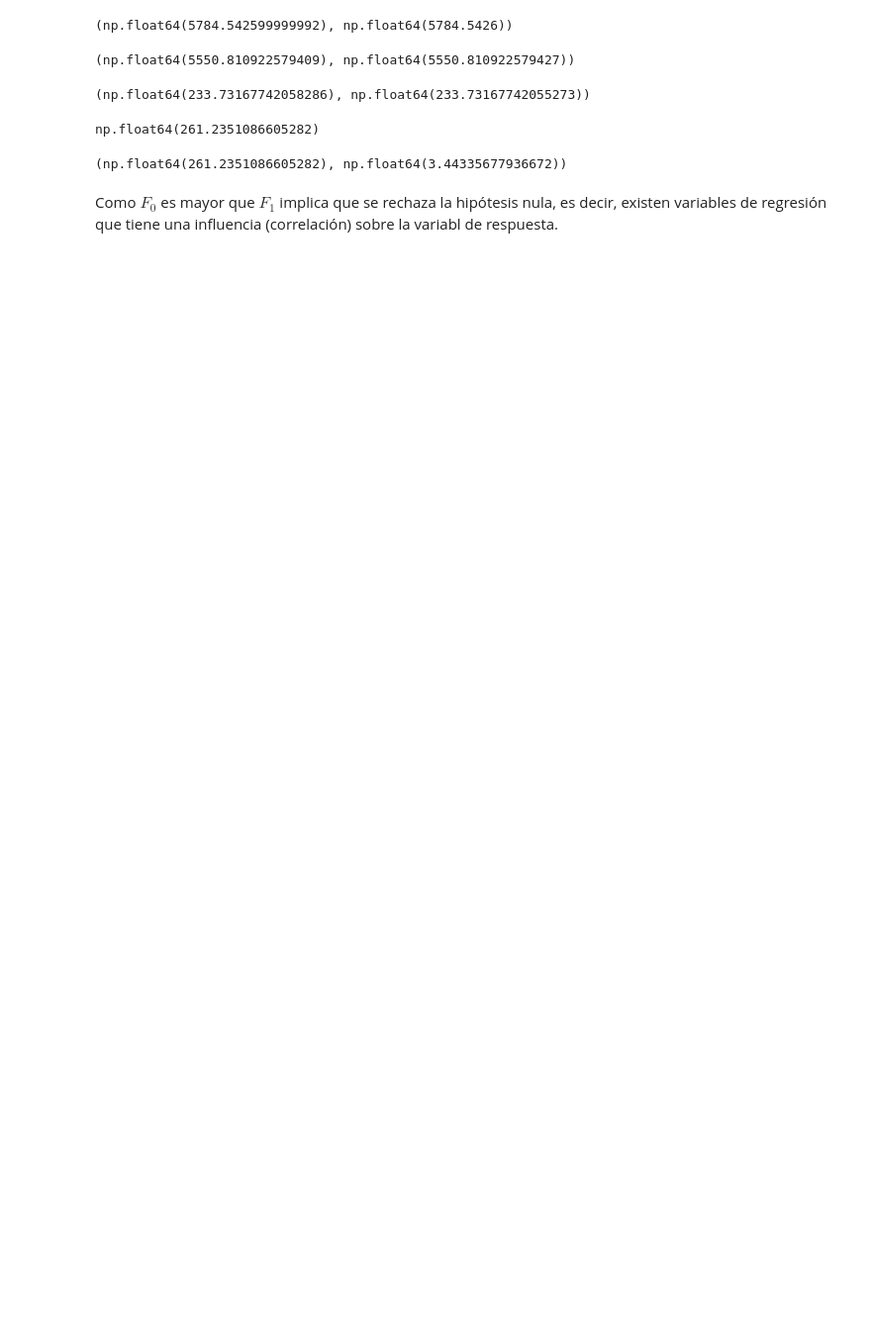
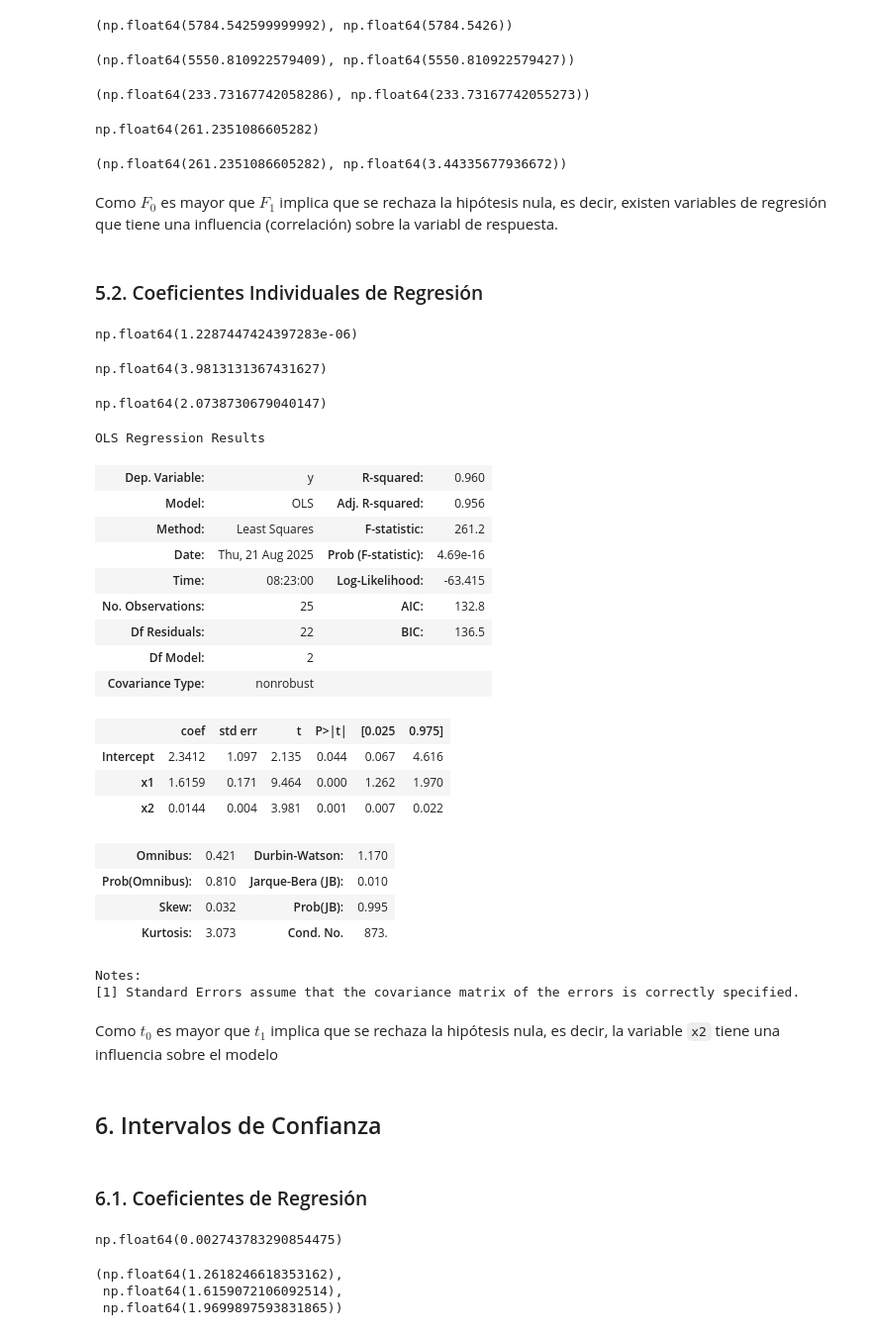
Before and after one commit to alexisuaguilaru/EstadisticaMultivariada, a Jupyter notebook: RegresionMultiple/Clases/Actividad_02.ipynb, the cells around one changed output. Shown at 99% size. Cells and saved outputs as stored; diff of their text form; code cells hidden in the pictures; blank space fills up the shorter version.

Commit message:
ADD actividades relacionadas a prueba de hipótesis e intervalos de confianza para el conjunto de datos de refrescos

```diff
--- a/RegresionMultiple/Clases/Actividad_02.ipynb
+++ b/RegresionMultiple/Clases/Actividad_02.ipynb
@@ -119,3 +121,67 @@ F_0 , F_1
 (np.float64(261.2351086605282), np.float64(3.44335677936672))
 # %% [markdown]
 Como $F_0$ es mayor que $F_1$ implica que se rechaza la hipótesis nula, es decir, existen variables de regresión que tiene una influencia (correlación) sobre la variabl de respuesta.
+# %% [markdown]
+### 5.2. Coeficientes Individuales de Regresión
+# %%
+c22 = np.linalg.inv(MatrizX.T@MatrizX)[2,2]
+c22
+# %% [output]
+np.float64(1.2287447424397283e-06)
+# %%
+t_0 = (EstimatorBeta[2] / np.sqrt(EstimatorSquareSigma*c22))[0]
+t_0
+# %% [output]
+np.float64(3.9813131367431627)
+# %%
+t_1 = stats.t.ppf(1 - significance_level/2 , size_n - len(EstimatorBeta))
+t_1
+# %% [output]
+np.float64(2.0738730679040147)
+# %%
+LinearModel = smf.ols("y ~ x1 + x2",Refrescos).fit()
+# %%
+LinearModel.summary()
+# %% [output]
+OLS Regression Results
+| Dep. Variable: | y | R-squared: | 0.960 |
+| Model: | OLS | Adj. R-squared: | 0.956 |
+| Method: | Least Squares | F-statistic: | 261.2 |
+| Date: | Thu, 21 Aug 2025 | Prob (F-statistic): | 4.69e-16 |
+| Time: | 08:23:00 | Log-Likelihood: | -63.415 |
+| No. Observations: | 25 | AIC: | 132.8 |
+| Df Residuals: | 22 | BIC: | 136.5 |
+| Df Model: | 2 |  |  |
+| Covariance Type: | nonrobust |  |  |
+|  | coef | std err | t | P>|t| | [0.025 | 0.975] |
+| Intercept | 2.3412 | 1.097 | 2.135 | 0.044 | 0.067 | 4.616 |
+| x1 | 1.6159 | 0.171 | 9.464 | 0.000 | 1.262 | 1.970 |
+| x2 | 0.0144 | 0.004 | 3.981 | 0.001 | 0.007 | 0.022 |
+| Omnibus: | 0.421 | Durbin-Watson: | 1.170 |
+| Prob(Omnibus): | 0.810 | Jarque-Bera (JB): | 0.010 |
+| Skew: | 0.032 | Prob(JB): | 0.995 |
+| Kurtosis: | 3.073 | Cond. No. | 873. |
+Notes:
+[1] Standard Errors assume that the covariance matrix of the errors is correctly specified.
+# %% [markdown]
+Como $t_0$ es mayor que $t_1$ implica que se rechaza la hipótesis nula, es decir, la variable `x2` tiene una influencia sobre el modelo
+# %% [markdown]
+## 6. Intervalos de Confianza
+# %% [markdown]
+### 6.1. Coeficientes de Regresión
+# %%
+c11 = np.linalg.inv(MatrizX.T@MatrizX)[1,1]
+c11
+# %% [output]
+np.float64(0.002743783290854475)
+# %%
+Value_t = stats.t.ppf(1 - significance_level/2,size_n-len(EstimatorBeta))
+
+Left = (EstimatorBeta[1] - Value_t * np.sqrt(EstimatorSquareSigma*c11))[0]
+Right = (EstimatorBeta[1] + Value_t * np.sqrt(EstimatorSquareSigma*c11))[0]
+
+Left , EstimatorBeta[1][0] , Right
+# %% [output]
+(np.float64(1.2618246618353162),
+ np.float64(1.6159072106092514),
+ np.float64(1.9699897593831865))
```
Also changed, not shown: parts of 6 cells of this notebook.
